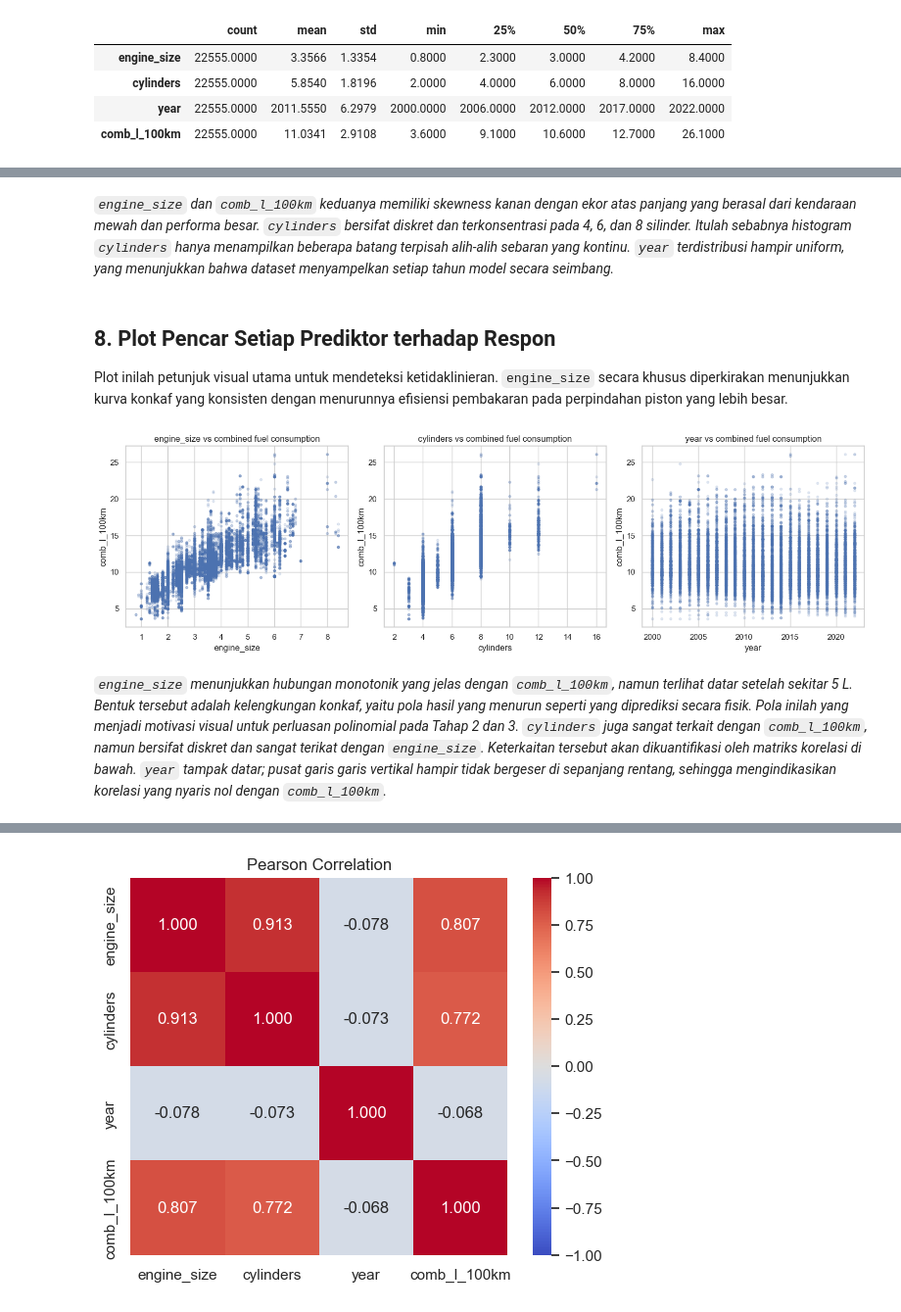
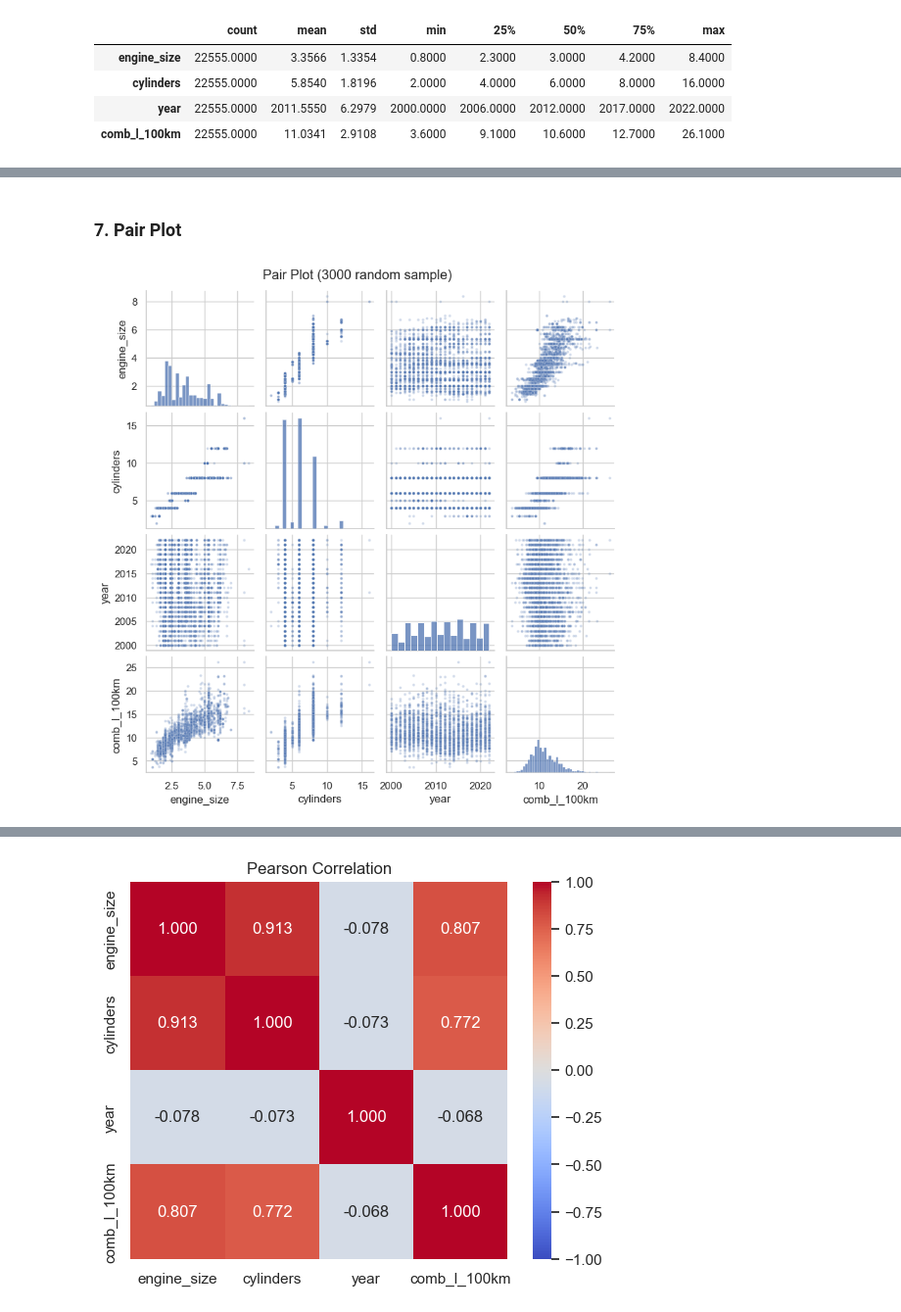
Before and after one commit to aeugene-uc/alp-prob-stat, a Jupyter notebook: Regression.ipynb, the cells around one changed output, grey strips where cells are left out. Shown at 98% size. Saved outputs shown, nothing was run; the diff lists cells and outputs as text; code cells hidden in the pictures.

```diff
--- a/Regression.ipynb
+++ b/Regression.ipynb
@@ -194,20 +154,9 @@ plt.show()
-# %% [markdown]
-*`engine_size` dan `comb_l_100km` keduanya memiliki skewness kanan dengan ekor atas panjang yang berasal dari kendaraan mewah dan performa besar. `cylinders` bersifat diskret dan terkonsentrasi pada 4, 6, dan 8 silinder. Itulah sebabnya histogram `cylinders` hanya menampilkan beberapa batang terpisah alih-alih sebaran yang kontinu. `year` terdistribusi hampir uniform, yang menunjukkan bahwa dataset menyampelkan setiap tahun model secara seimbang.*
-# %% [markdown]
-## 8. Plot Pencar Setiap Prediktor terhadap Respon
-
-Plot inilah petunjuk visual utama untuk mendeteksi ketidaklinieran. `engine_size` secara khusus diperkirakan menunjukkan kurva konkaf yang konsisten dengan menurunnya efisiensi pembakaran pada perpindahan piston yang lebih besar.
-# %%
-predictors = ['engine_size', 'cylinders', 'year']
-fig, axes = plt.subplots(1, 3, figsize=(15, 4.5))
-for ax, p in zip(axes, predictors):
-    ax.scatter(df[p], df['comb_l_100km'], alpha=0.15, s=10)
-    ax.set_xlabel(p)
-    ax.set_ylabel('comb_l_100km')
-    ax.set_title(f'{p} vs combined fuel consumption')
-fig.tight_layout()
-plt.show()
-# %% [output]
-[figure, removed]
-# %% [markdown]
-*`engine_size` menunjukkan hubungan monotonik yang jelas dengan `comb_l_100km`, namun terlihat datar setelah sekitar 5 L. Bentuk tersebut adalah kelengkungan konkaf, yaitu pola hasil yang menurun seperti yang diprediksi secara fisik. Pola inilah yang menjadi motivasi visual untuk perluasan polinomial pada Tahap 2 dan 3. `cylinders` juga sangat terkait dengan `comb_l_100km`, namun bersifat diskret dan sangat terikat dengan `engine_size`. Keterkaitan tersebut akan dikuantifikasi oleh matriks korelasi di bawah. `year` tampak datar; pusat garis garis vertikal hampir tidak bergeser di sepanjang rentang, sehingga mengindikasikan korelasi yang nyaris nol dengan `comb_l_100km`.*
+# %% [markdown]
+### 7. Pair Plot
+# %%
+sample = df.sample(n=min(3000, len(df)), random_state=RNG)
+sns.pairplot(sample, plot_kws={'alpha': 0.25, 's': 8}, diag_kind='hist', height=2.0)
+plt.suptitle('Pair Plot (3000 random sample)', y=1.02)
+plt.show()
+# %% [output]
+[figure, added]
```
Also changed, not shown: parts of 56 cells of this notebook, 6 other files.
